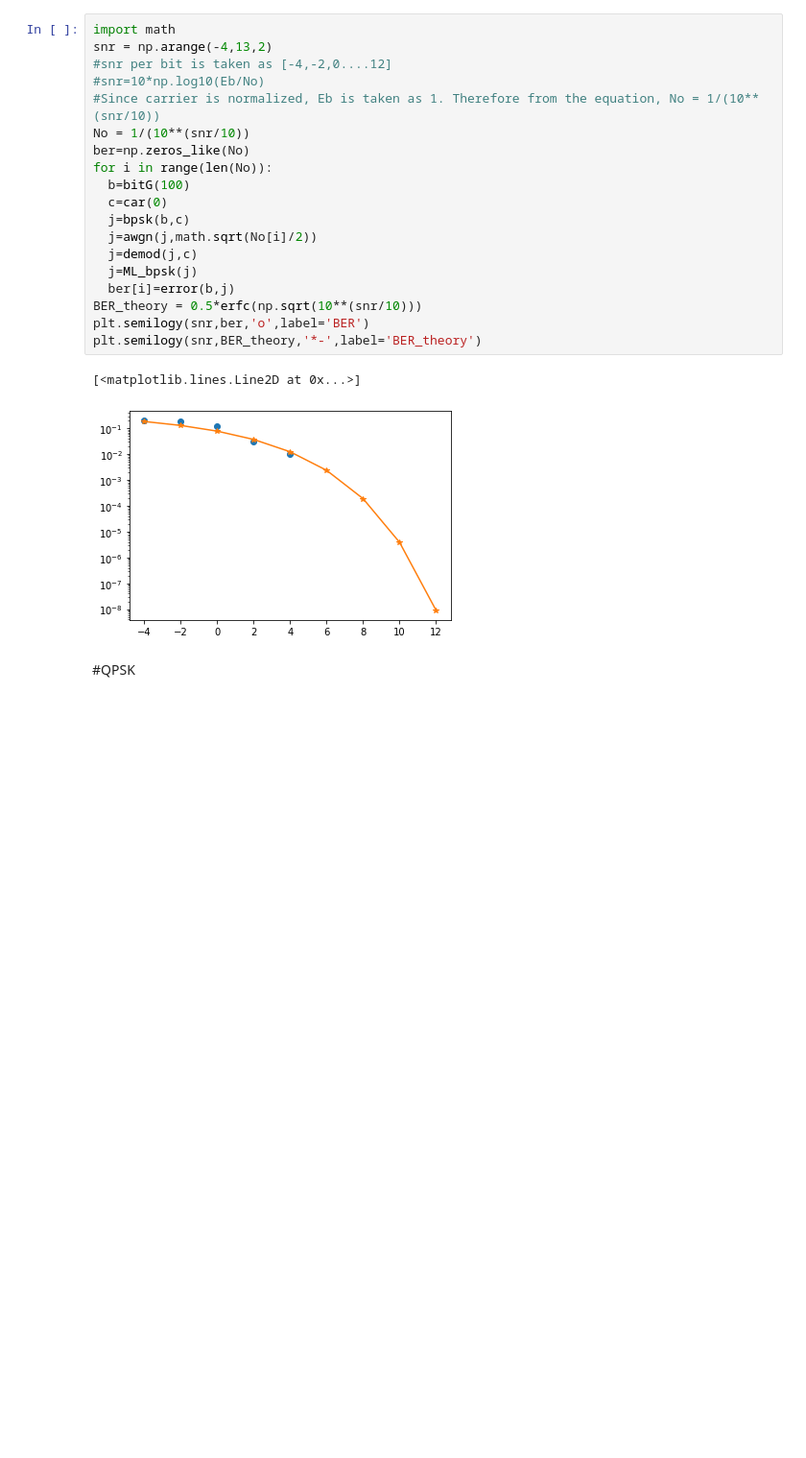
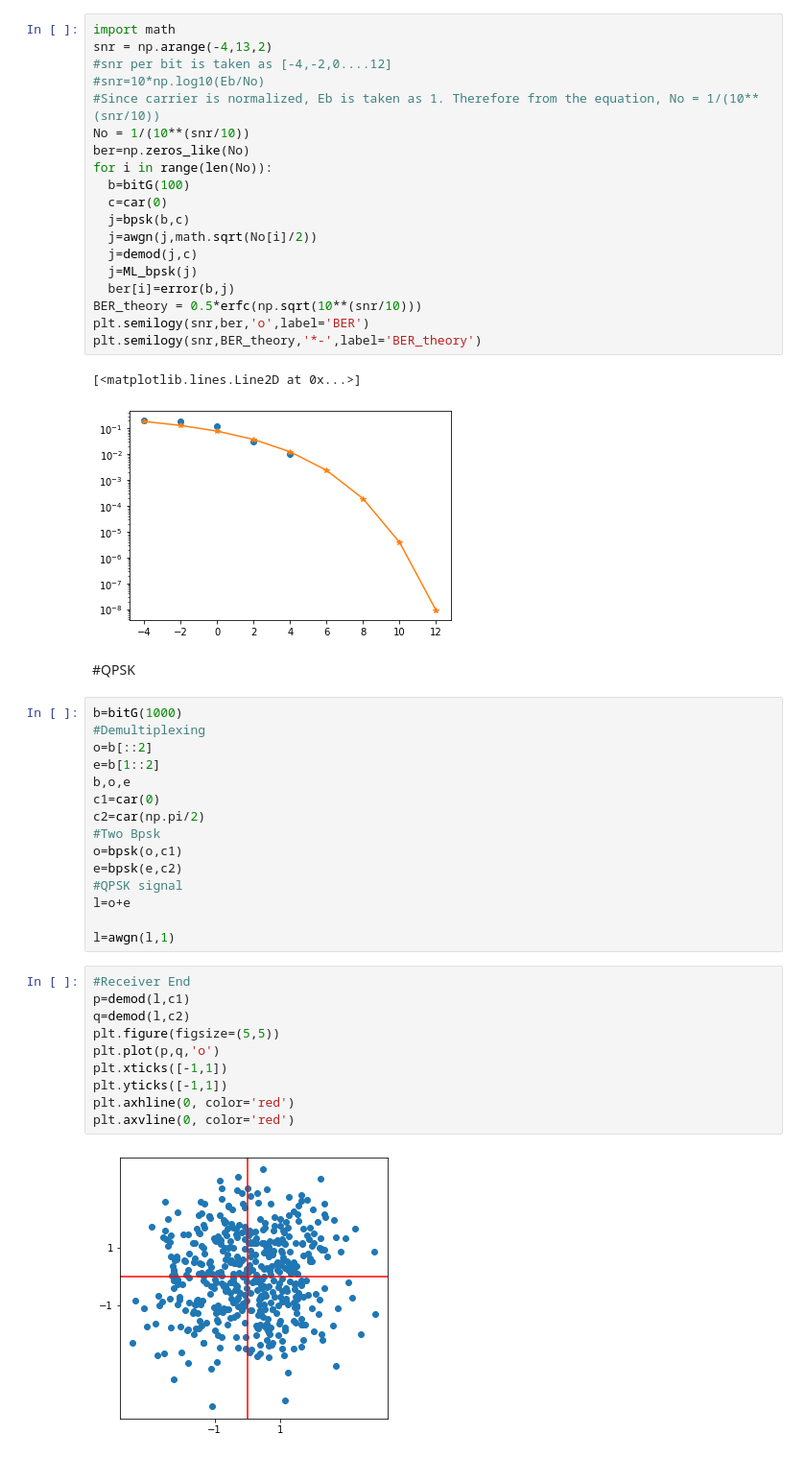
Before and after one commit to roshangeoroy/CommunicationSimulations, a Jupyter notebook: BPSK_&_QPSK.ipynb, the cells around one changed output. Shown at 96% size. Drawn from its saved outputs; the diff is of its cells as text; blank space fills up the shorter version.

```diff
--- a/BPSK_&_QPSK.ipynb
+++ b/BPSK_&_QPSK.ipynb
@@ -112,3 +112,30 @@ plt.semilogy(snr,BER_theory,'*-',label='BER_theory')
 [figure]
 # %% [markdown]
 #QPSK
+# %%
+b=bitG(1000)
+#Demultiplexing
+o=b[::2]
+e=b[1::2]
+b,o,e
+c1=car(0)
+c2=car(np.pi/2)
+#Two Bpsk
+o=bpsk(o,c1)
+e=bpsk(e,c2)
+#QPSK signal
+l=o+e
+
+l=awgn(l,1)
+# %%
+#Receiver End
+p=demod(l,c1)
+q=demod(l,c2)
+plt.figure(figsize=(5,5))
+plt.plot(p,q,'o')
+plt.xticks([-1,1])
+plt.yticks([-1,1])
+plt.axhline(0, color='red')
+plt.axvline(0, color='red')
+# %% [output]
+[figure, added]
```
Also changed, not shown: parts of 1 cell of this notebook.
